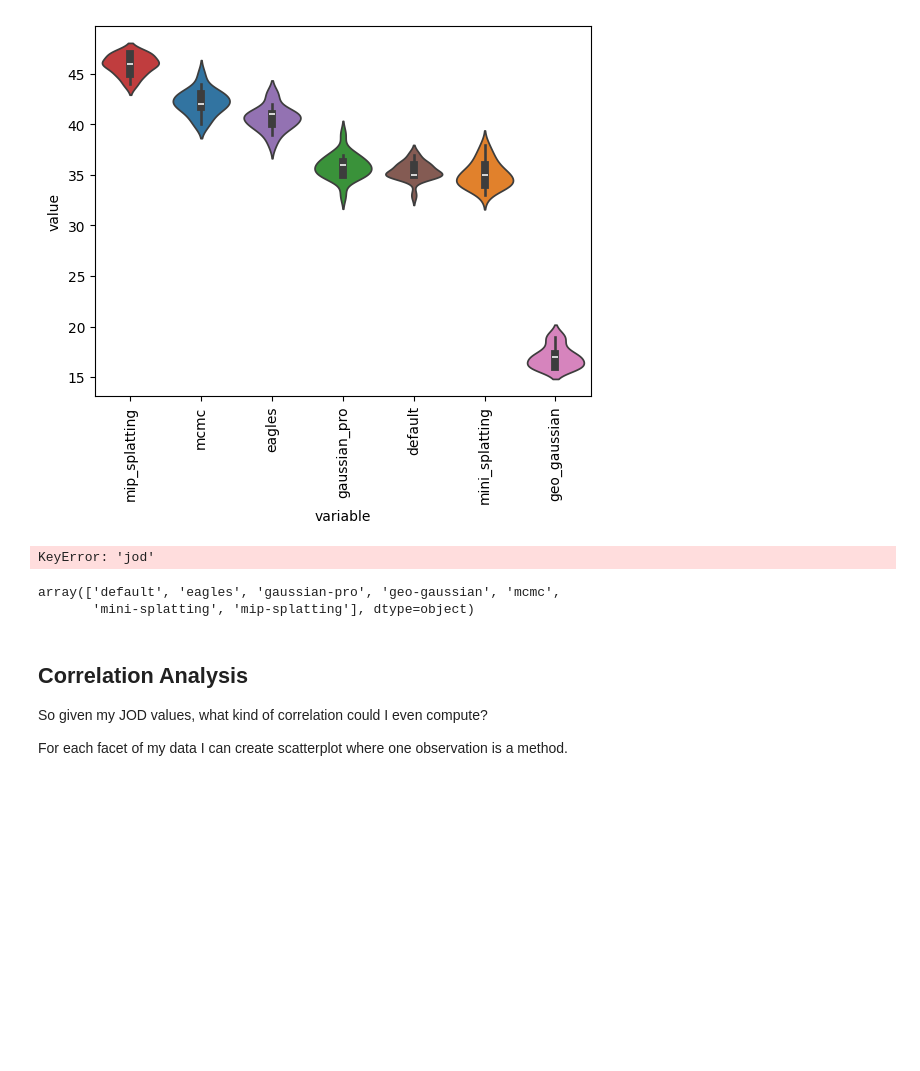
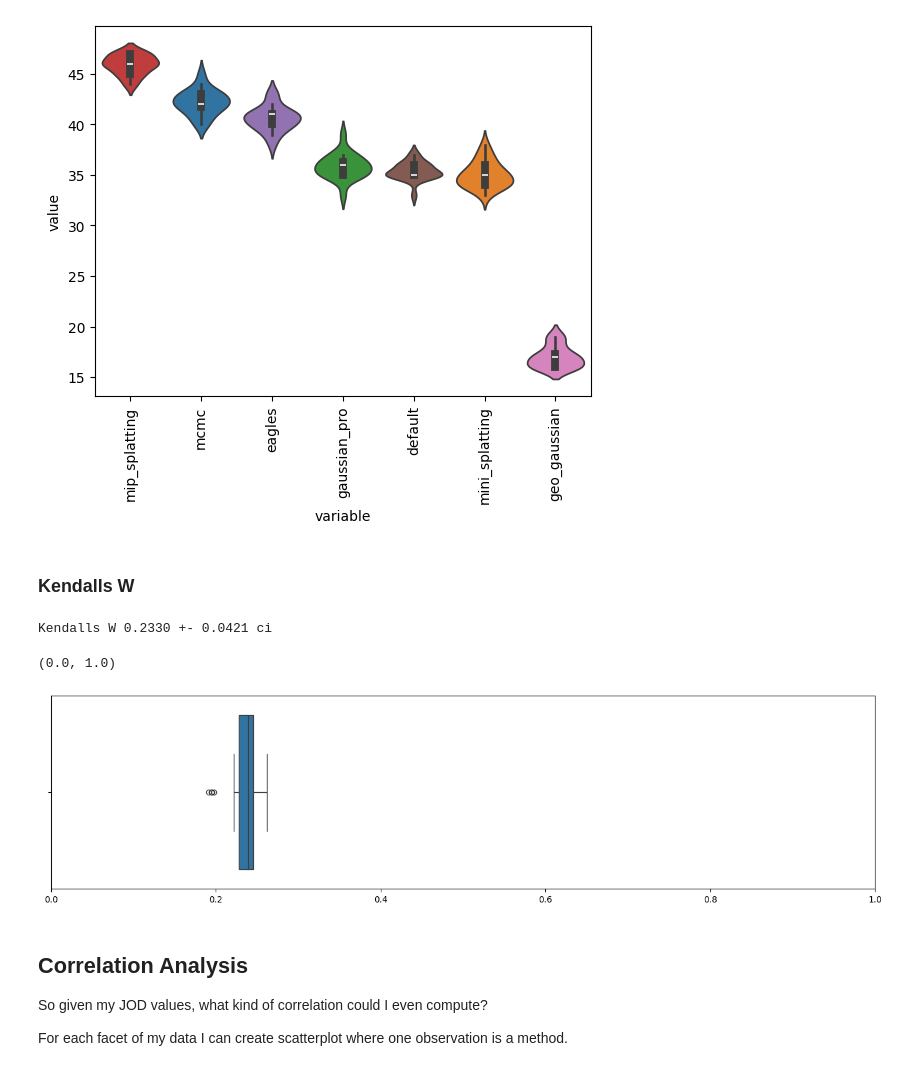
Before and after one commit to PaulErpen/final-data-analysis, a Jupyter notebook: joint-data-analysis.ipynb, the cells around one changed output. Saved outputs shown, nothing was run; the diff lists cells and outputs as text; code cells hidden in the pictures; blank space fills up the shorter version.

Commit message:
Add Kendall

```diff
--- a/joint-data-analysis.ipynb
+++ b/joint-data-analysis.ipynb
@@ -364,47 +368,23 @@ plt.xticks(rotation=90)
 plt.show()
 # %% [output]
 [figure]
-# %%
-import seaborn as sns
-
-
-df_rankings = None
-
-for dataset in ["room", "stump", "truck"]:
-    for size in ["low", "medium", "high"]:
-        rankings = []
-        for fold_idx in df_jod_cv_20["fold_idx"].unique():
-            df = df_jod_cv_20[
-                (df_jod_cv_20["dataset"] == dataset)
-                & (df_jod_cv_20["size"] == size)
-                & (df_jod_cv_20["fold_idx"] == fold_idx)
-            ]
-            ranking = df["jod"].rank(method="min", ascending=True).values
-            rankings.append(ranking)
-            df_rankings_new = pd.DataFrame(rankings, columns=df["model"])
-            df_rankings_new["fold_idx"] = fold_idx
-            if df_rankings is None:
-                df_rankings = df_rankings_new
-            else:
-                df_rankings = pd.concat([df_rankings, df_rankings_new])
-df_rankings
-# df_borda = df_rankings.groupby("fold_idx").sum()
-# sns.violinplot(
-#     df_borda.melt(),
-#     x="variable",
-#     y="value",
-#     hue="variable",
-#     order=df_borda.mean().sort_values(ascending=False).index,
-# )
-# plt.xticks(rotation=90)
-# plt.show()
-# %% [output]
-KeyError: 'jod'
-# %%
-df["model"].unique()
-# %% [output]
-array(['default', 'eagles', 'gaussian-pro', 'geo-gaussian', 'mcmc',
-       'mini-splatting', 'mip-splatting'], dtype=object)
+# %% [markdown]
+### Kendalls W
+# %%
+kendalls = [
+    compute_kendall(df_jod_cv_20[df_jod_cv_20["fold_idx"] == fold_idx].iloc[:, 4:])
+    for fold_idx in df_jod_cv_20["fold_idx"].unique()
+]
+print(f"Kendalls W {np.mean(kendalls):.4f} +- {np.std(kendalls) * 1.96:.4f} ci")
+# %% [output]
+Kendalls W 0.2330 +- 0.0421 ci
+# %%
+plt.figure(figsize=(17, 4))
+sns.boxplot(kendalls, orient="h")
+plt.xlim(0, 1)
+# %% [output]
+(0.0, 1.0)
+[figure, added]
 # %% [markdown]
 ## Correlation Analysis
 
```
Also changed, not shown: parts of 26 cells of this notebook.
